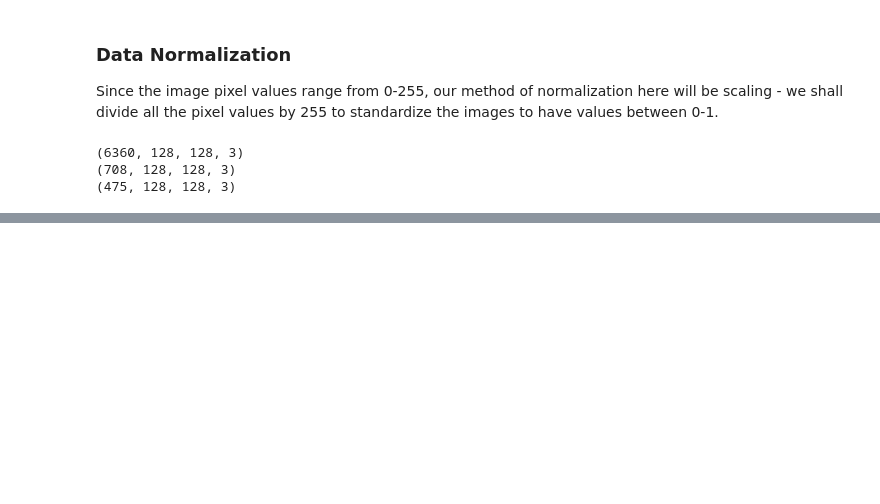
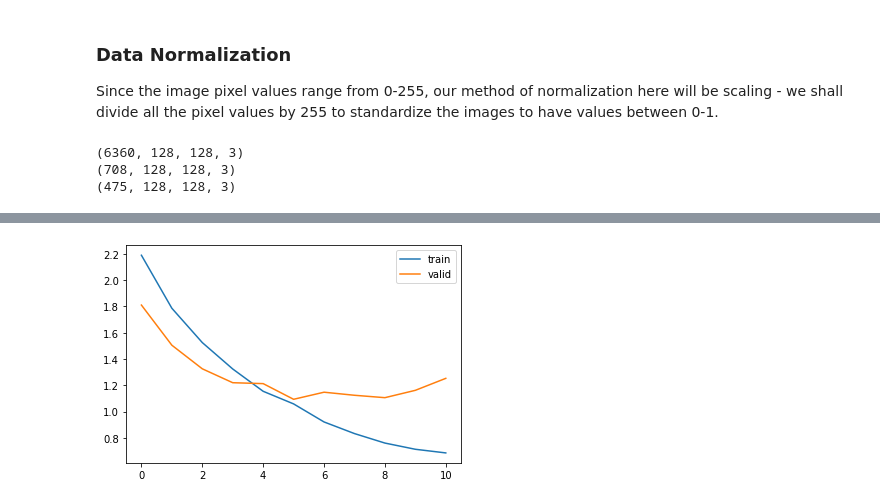
Before and after one commit to prp021/hello-world, a Jupyter notebook: PlantsSeedlingClassification.ipynb, the cells around one changed output, grey strips where cells are left out. Cells and saved outputs as stored; diff of their text form; code cells hidden in the pictures; blank space fills up the shorter version.

```diff
--- a/PlantsSeedlingClassification.ipynb
+++ b/PlantsSeedlingClassification.ipynb
@@ -846,0 +786,5 @@ Lets try to build another CNN model with more layers added to the model.
+# %%
+# plot training vs validation loss
+plotLossCurves(model_os, history_os)
+# %% [output]
+[figure, added]
```
Also changed, not shown: parts of 217 cells of this notebook.
